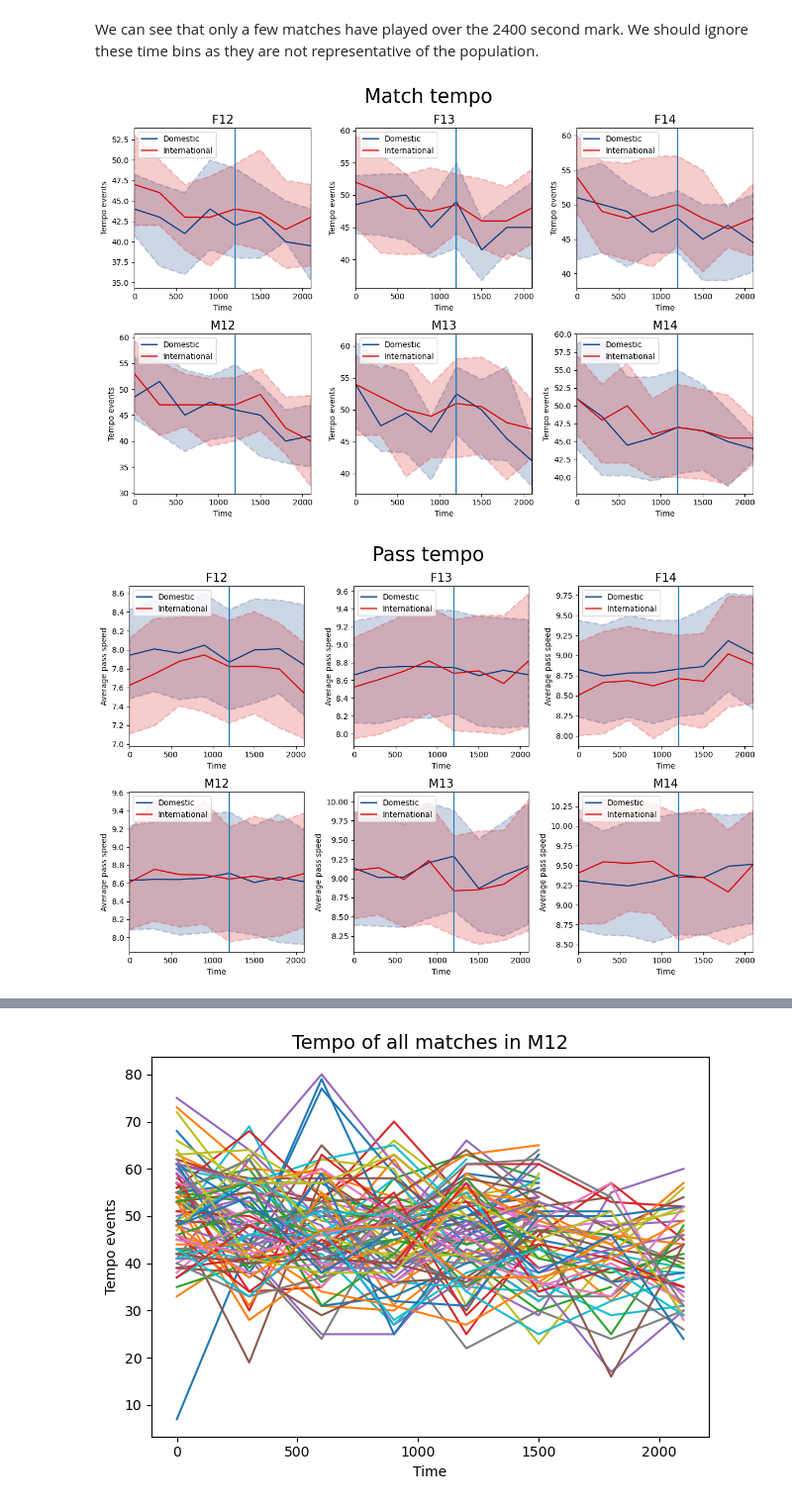
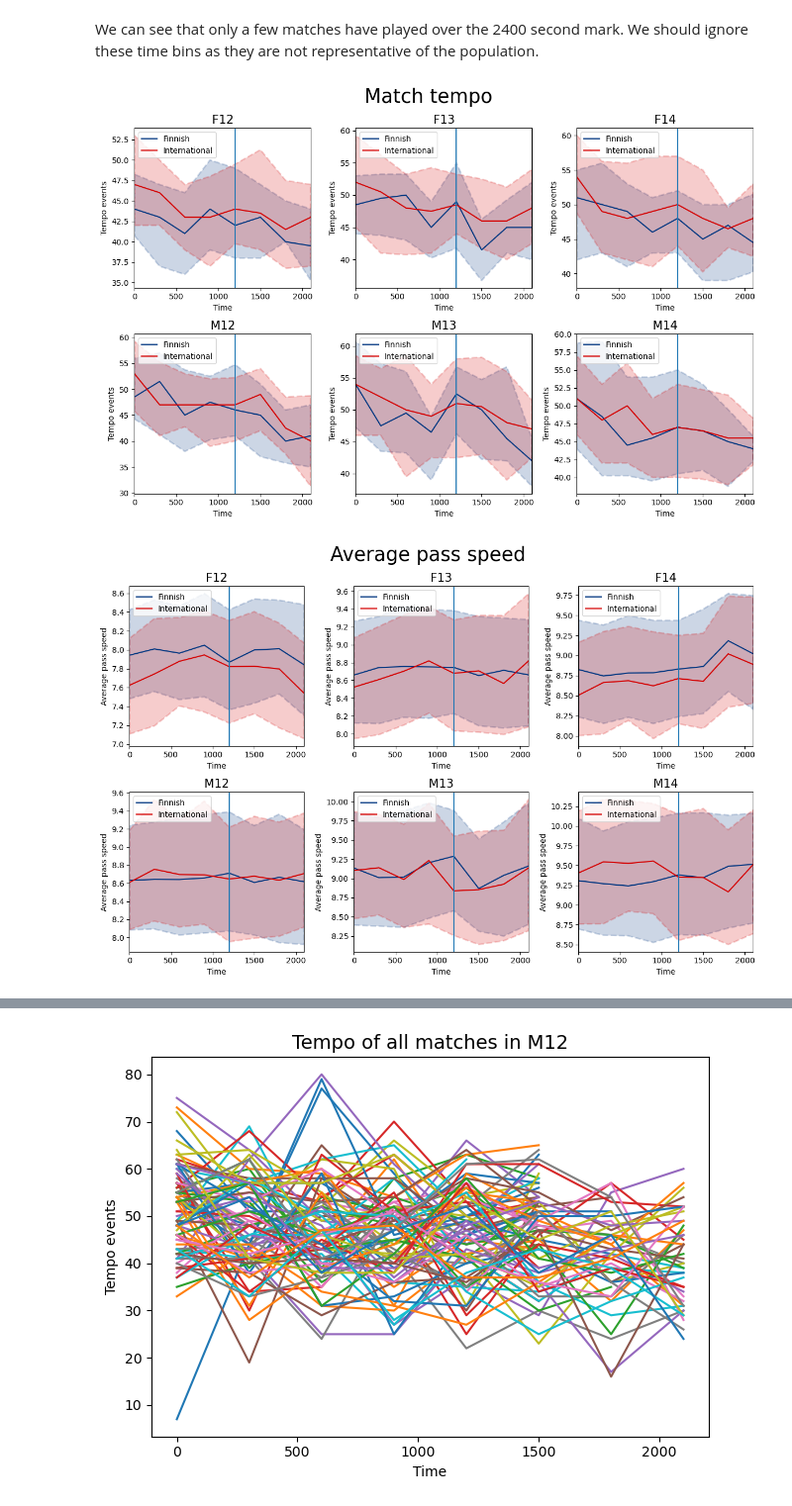
Before and after one commit to konstanyman/thesis_analysis, a Jupyter notebook: processing/tempo.ipynb, the cells around one changed output, grey strips where cells are left out. Shown at 99% size. Saved outputs shown, nothing was run; the diff lists cells and outputs as text; code cells hidden in the pictures.

Commit message:
modified plots, added ball event tempo

```diff
--- a/processing/tempo.ipynb
+++ b/processing/tempo.ipynb
@@ -120,7 +130,7 @@ for i, (group_name, df_group) in enumerate(df_grouped):
         avg = subset.groupby('time_bin')['tempo'].median()
         l_q = subset.groupby('time_bin')['tempo'].quantile(q=0.25)
         h_q = subset.groupby('time_bin')['tempo'].quantile(q=0.75)
-        axes[i].plot(avg, color=colors[level], label=f'{['Domestic', 'International'][level]}')
+        axes[i].plot(avg, color=colors[level], label=f'{['Finnish', 'International'][level]}')
         axes[i].fill_between(avg.index, l_q, h_q, color=colors[level], alpha=.2, linestyle='--', linewidth=2, interpolate=True)
 
     axes[i].set_xlim([avg.index[0], avg.index[-1]])
@@ -133,38 +143,38 @@ for i, (group_name, df_group) in enumerate(df_grouped):
 fig.suptitle('Match tempo', fontsize=25)
 plt.tight_layout()
 # %% [output]
-[figure, old version]
+[figure, new version]
 # %%
 # plot tempo in a line plot by age groups
 fig, axes = plt.subplots(2,3, figsize=(12,8))
 
 colors = ['#003580', '#d50000'] # blue, red
 
 axes = axes.flatten()
 
 df_grouped = pass_tempo_df.groupby('age')
 
 for i, (group_name, df_group) in enumerate(df_grouped):
 
     for level in [0, 1]:
         subset = df_group[df_group['team_int_level'] == level]
         avg = subset.groupby('time_bin')['speed'].median()
         l_q = subset.groupby('time_bin')['speed'].quantile(q=0.4)
         h_q = subset.groupby('time_bin')['speed'].quantile(q=0.6)
-        axes[i].plot(avg, color=colors[level], label=f'{['Domestic', 'International'][level]}')
+        axes[i].plot(avg, color=colors[level], label=f'{['Finnish', 'International'][level]}')
         axes[i].fill_between(avg.index, l_q, h_q, color=colors[level], alpha=.2, linestyle='--', linewidth=2, interpolate=True)
 
     axes[i].set_xlim([avg.index[0], avg.index[-1]])
     axes[i].set_title(group_name, fontsize=15)
     axes[i].axvline(1200)
     axes[i].legend()  # Add legend to differentiate int_level categories
     axes[i].set_xlabel('Time', fontsize=10)
     axes[i].set_ylabel('Average pass speed', fontsize=10)
 
-fig.suptitle('Pass tempo', fontsize=25)
+fig.suptitle('Average pass speed', fontsize=25)
 plt.tight_layout()
 # %% [output]
-[figure, old version]
+[figure, new version]
 # %%
 # plot tempo
 
```
Also changed, not shown: parts of 14 cells of this notebook, 5 other files.
